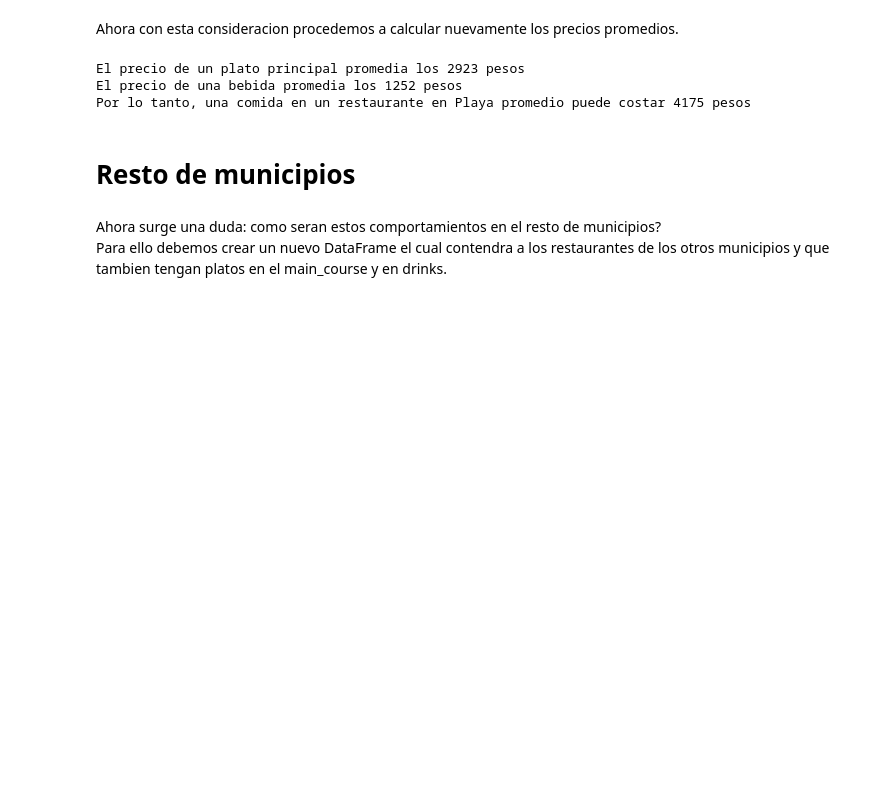
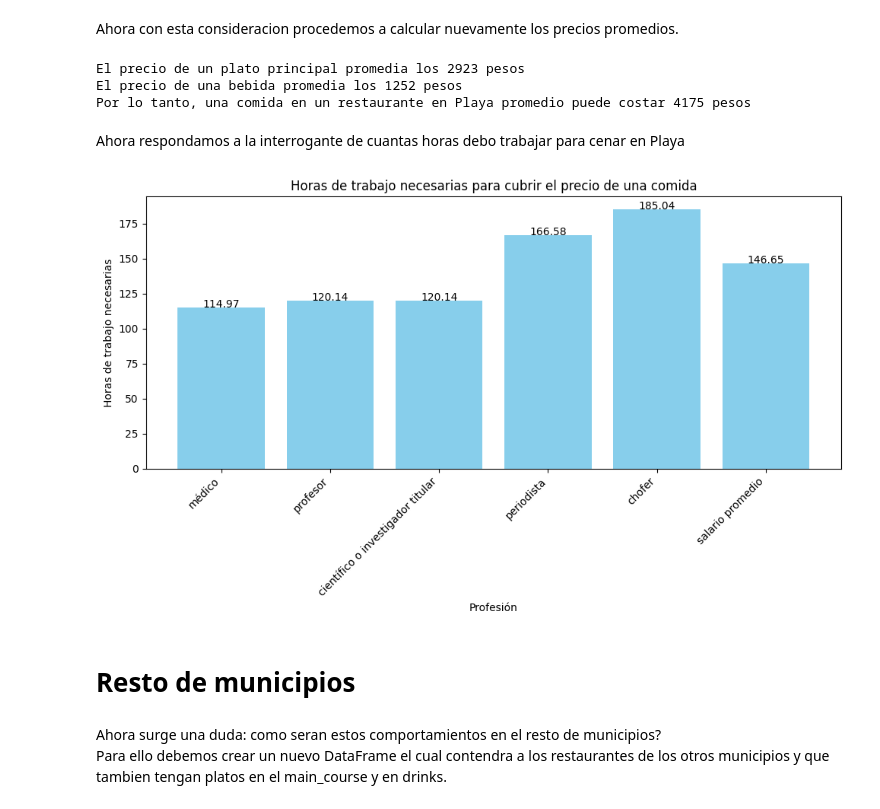
Before and after one commit to angie-rosquet/PROYECTEO-PRO-ICD, a Jupyter notebook: Un_Lujo_Para_El_Paladar.ipynb, the cells around one changed output. Cells and saved outputs as stored; diff of their text form; code cells hidden in the pictures; blank space fills up the shorter version.

```diff
--- a/Un_Lujo_Para_El_Paladar.ipynb
+++ b/Un_Lujo_Para_El_Paladar.ipynb
@@ -424,6 +435,12 @@ print(f"Por lo tanto, una comida en un restaurante en Playa promedio puede costa
 El precio de un plato principal promedia los 2923 pesos
 El precio de una bebida promedia los 1252 pesos
 Por lo tanto, una comida en un restaurante en Playa promedio puede costar 4175 pesos
+# %% [markdown]
+Ahora respondamos a la interrogante de cuantas horas debo trabajar para cenar en Playa
+# %%
+bp.plot_working_hours_by_profession(bp.dic_generator(bp.json_salary_cuba), total_p_1)
+# %% [output]
+[figure, added]
 # %% [markdown]
 # Resto de municipios
 # %% [markdown]
```
Also changed, not shown: parts of 5 cells of this notebook.
